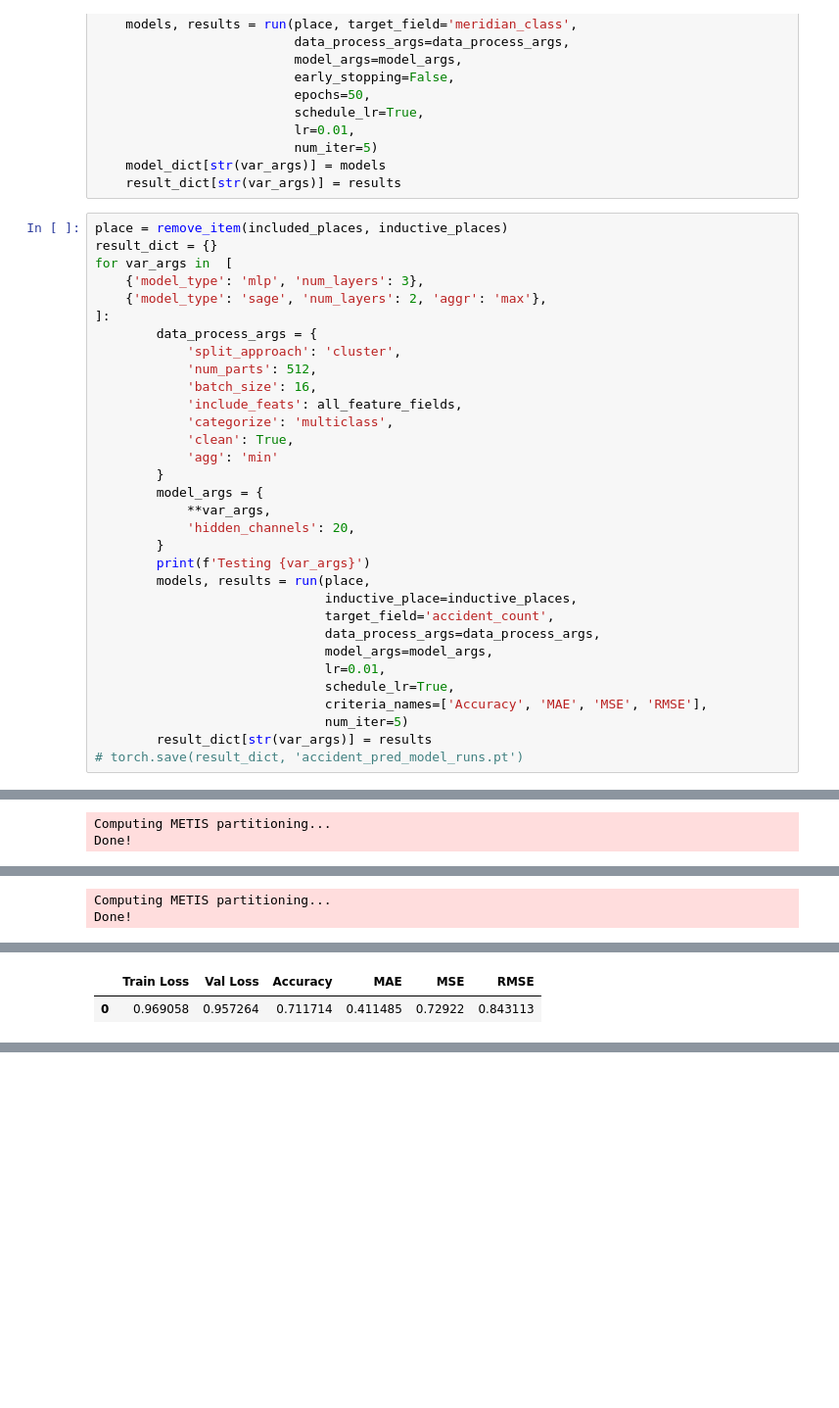
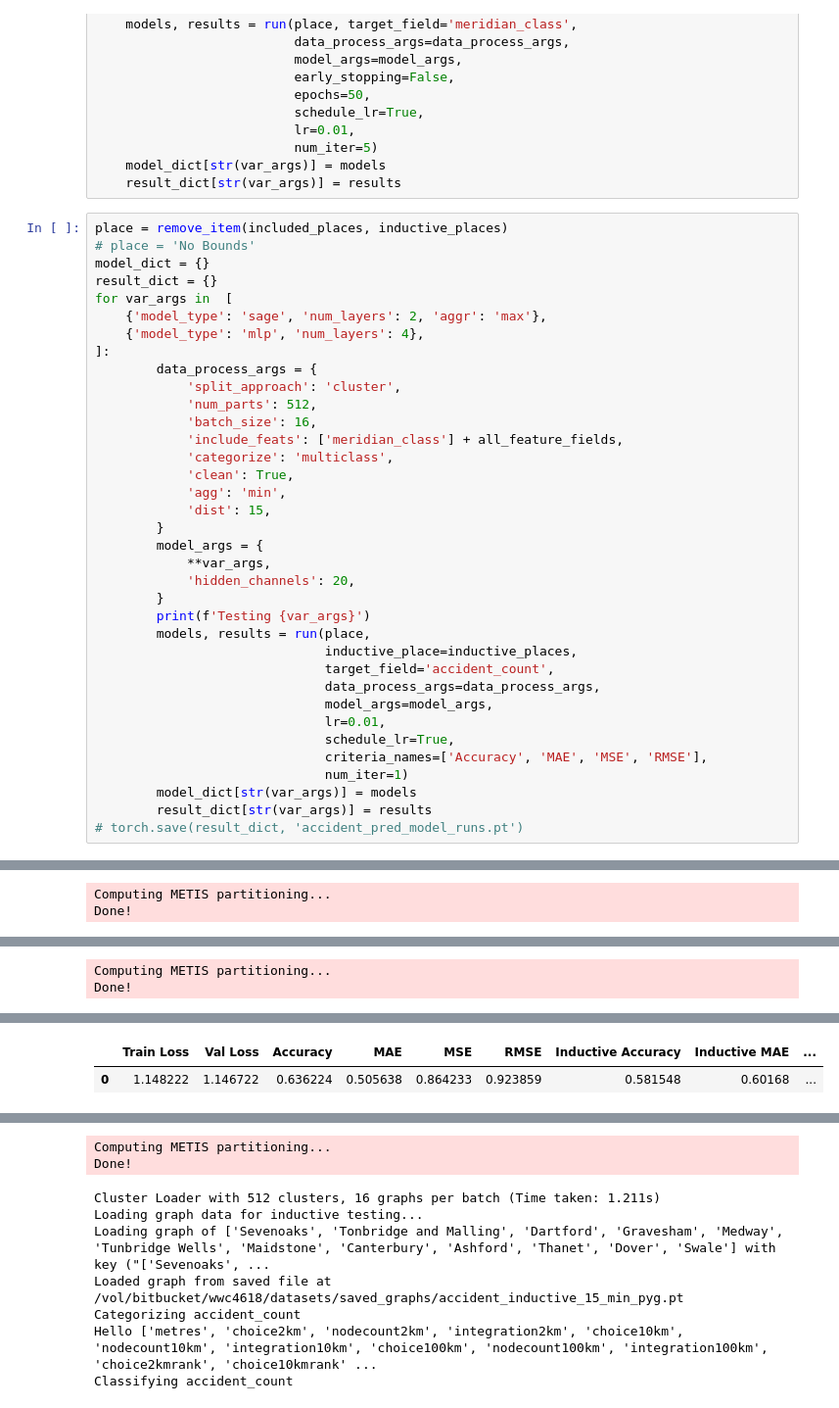
Before and after one commit to wilsoncwc/predicting-choice, a Jupyter notebook: predicting-classes.ipynb, the cells around one changed output, grey strips where cells are left out. Shown at 98% size. Cells and saved outputs as stored; diff of their text form; blank space fills up the shorter version.

```diff
--- a/predicting-classes.ipynb
+++ b/predicting-classes.ipynb
@@ -82,19 +81,22 @@ for var_args in [
     result_dict[str(var_args)] = results
 # %%
 place = remove_item(included_places, inductive_places)
+# place = 'No Bounds'
+model_dict = {}
 result_dict = {}
 for var_args in  [
-    {'model_type': 'mlp', 'num_layers': 3},
     {'model_type': 'sage', 'num_layers': 2, 'aggr': 'max'},
+    {'model_type': 'mlp', 'num_layers': 4},
 ]:
         data_process_args = {
             'split_approach': 'cluster',
             'num_parts': 512,
             'batch_size': 16,
-            'include_feats': all_feature_fields,
+            'include_feats': ['meridian_class'] + all_feature_fields,
             'categorize': 'multiclass',
             'clean': True,
-            'agg': 'min'
+            'agg': 'min',
+            'dist': 15,
         }
         model_args = {
             **var_args,
@@ -109,7 +111,8 @@ for var_args in  [
                               lr=0.01,
                               schedule_lr=True,
                               criteria_names=['Accuracy', 'MAE', 'MSE', 'RMSE'],
-                              num_iter=5)
+                              num_iter=1)
+        model_dict[str(var_args)] = models
         result_dict[str(var_args)] = results
 # torch.save(result_dict, 'accident_pred_model_runs.pt')
 # %% [output]
@@ -160,2 +153,2 @@ Iteration 1 done, averaged 3.017s per epoch. Results:
-|  | Train Loss | Val Loss | Accuracy | MAE | MSE | RMSE |
-| 0 | 0.969058 | 0.957264 | 0.711714 | 0.411485 | 0.72922 | 0.843113 |
+|  | Train Loss | Val Loss | Accuracy | MAE | MSE | RMSE | Inductive Accuracy | Inductive MAE | ... |
+| 0 | 1.148222 | 1.146722 | 0.636224 | 0.505638 | 0.864233 | 0.923859 | 0.581548 | 0.60168 | ... |
@@ -178,0 +161,9 @@ Iteration 2 done, averaged 3.014s per epoch. Results:
+Computing METIS partitioning...
+Done!
+Cluster Loader with 512 clusters, 16 graphs per batch (Time taken: 1.211s)
+Loading graph data for inductive testing...
+Loading graph of ['Sevenoaks', 'Tonbridge and Malling', 'Dartford', 'Gravesham', 'Medway', 'Tunbridge Wells', 'Maidstone', 'Canterbury', 'Ashford', 'Thanet', 'Dover', 'Swale'] with key ("['Sevenoaks', ...
+Loaded graph from saved file at /vol/bitbucket/wwc4618/datasets/saved_graphs/accident_inductive_15_min_pyg.pt
+Categorizing accident_count
+Hello ['metres', 'choice2km', 'nodecount2km', 'integration2km', 'choice10km', 'nodecount10km', 'integration10km', 'choice100km', 'nodecount100km', 'integration100km', 'choice2kmrank', 'choice10kmrank' ...
+Classifying accident_count
```
Also changed, not shown: parts of 10 cells of this notebook, 16 other files.
